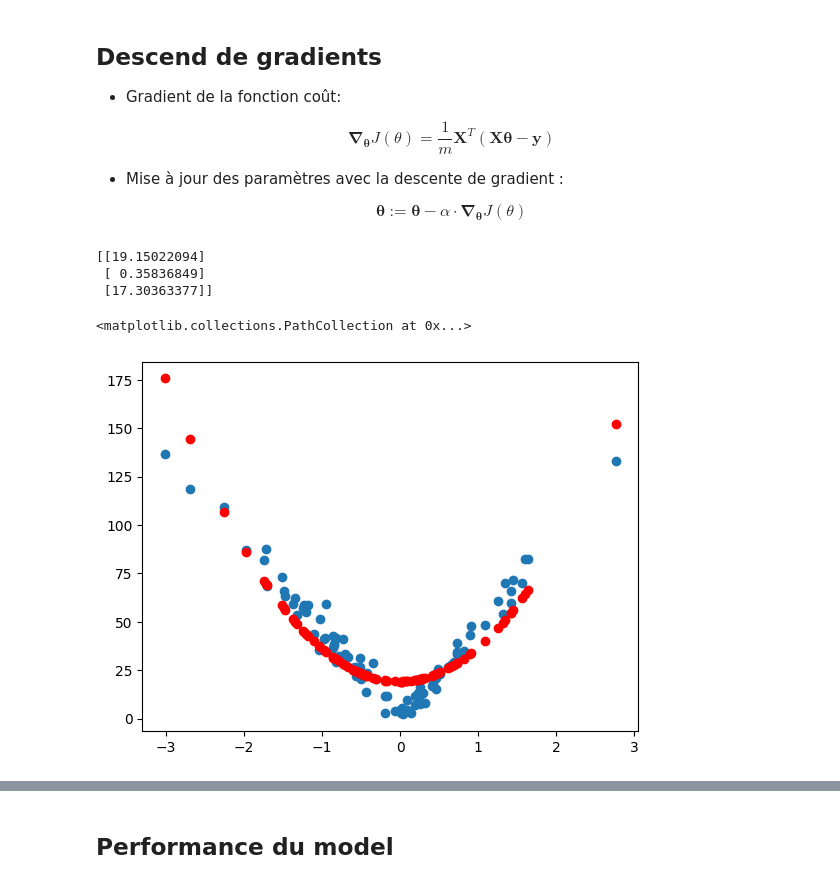
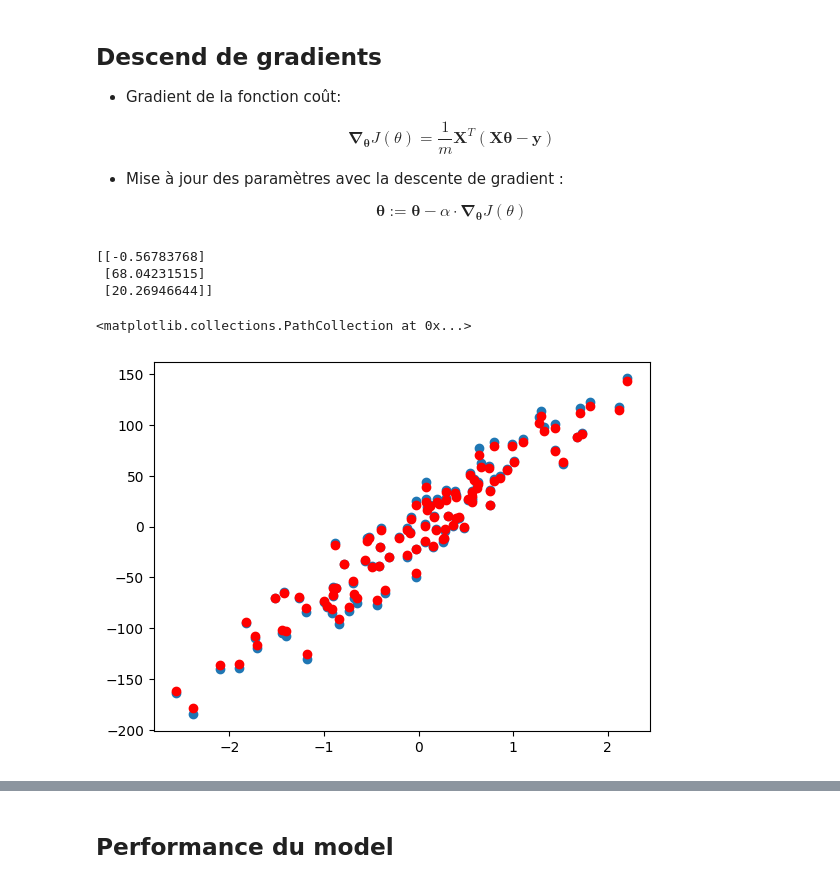
Before and after one commit to TsitouhRanjafy/Machine_Learning, a Jupyter notebook: multiple_regression.ipynb, the cells around one changed output, grey strips where cells are left out. Cells and saved outputs as stored; diff of their text form; code cells hidden in the pictures.

```diff
--- a/multiple_regression.ipynb
+++ b/multiple_regression.ipynb
@@ -5,6 +5,5 @@ import numpy as np
 import sklearn.datasets as datasets
 import matplotlib.pyplot as plt
 # %%
-x,y = datasets.make_regression(n_samples=100,n_features=1,noise=10)
-y = abs(y/2)
+x,y = datasets.make_regression(n_samples=100,n_features=2,noise=1)
 # %%
@@ -15,7 +19,6 @@ plt.scatter(x,y)
 # %%
 y = y.reshape(-1,1)
-X = np.hstack((np.ones(x.shape),x))
-X = np.hstack((X,(x ** 2)))
+X = np.hstack((np.ones((x.shape[0],1)),x))
 Theta = np.random.randn(3,1)
 print(Theta)
 # %% [output]
@@ -78,13 +87,13 @@ def gradient_descent(X,y,Theta,learning_rate,n):
 Theta_final, cost_historique = gradient_descent(X,y,Theta,0.001,4000)
 print(Theta_final)
 # %% [output]
-[[19.15022094]
- [ 0.35836849]
- [17.30363377]]
+[[-0.56783768]
+ [68.04231515]
+ [20.26946644]]
 # %%
 y_final = model(X,Theta_final)
-plt.scatter(x,y)
-plt.scatter(x,y_final,c="red")
+plt.scatter(x[:,0],y)
+plt.scatter(x[:,0],y_final,c="red")
 # %% [output]
 <matplotlib.collections.PathCollection at 0x...>
-[figure, old version]
+[figure, new version]
```
Also changed, not shown: parts of 9 cells of this notebook.
